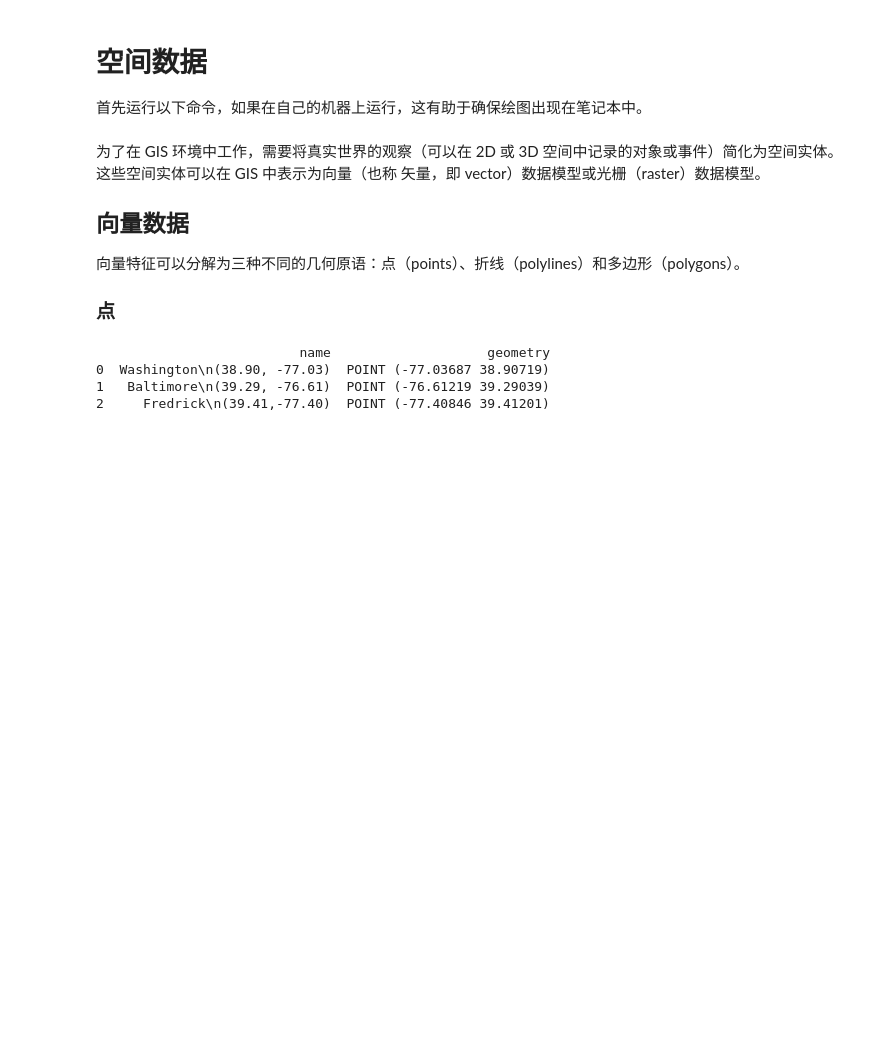
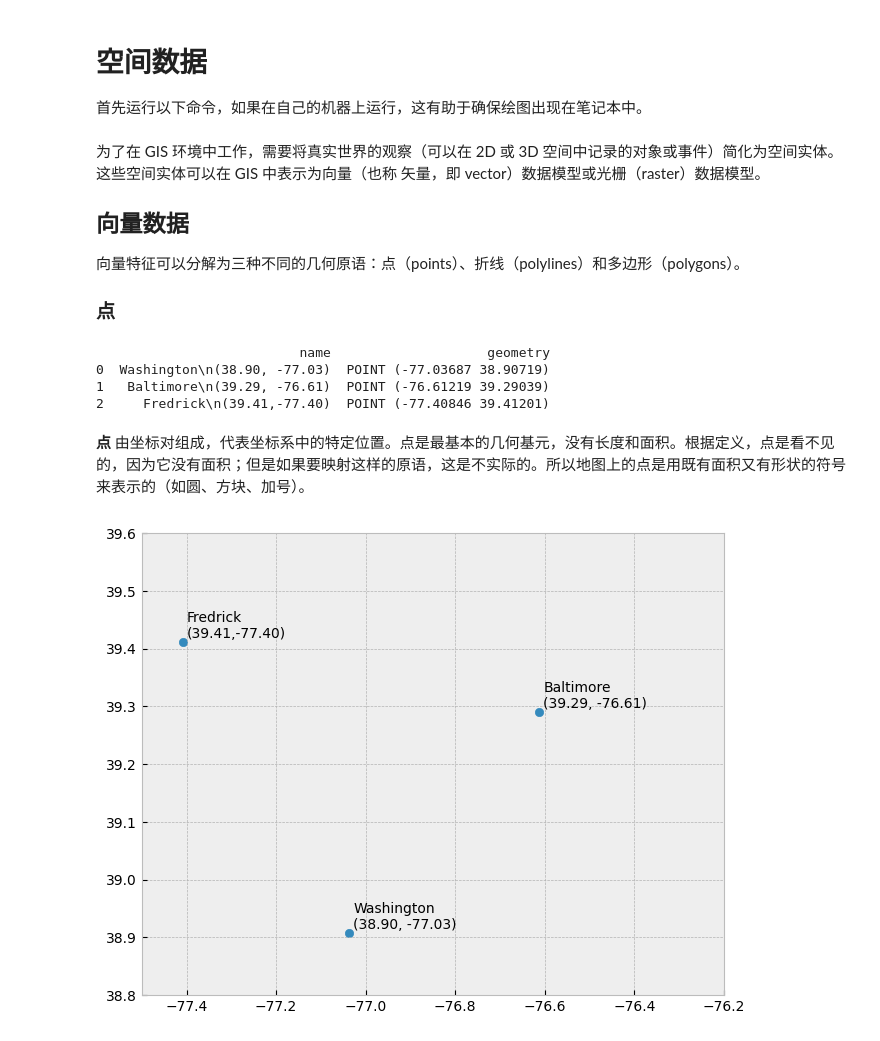
Before and after one commit to xinetzone/vision, a Jupyter notebook: doc/pygis/start/spatial-data.ipynb, the cells around one changed output. Cells and saved outputs as stored; diff of their text form; code cells hidden in the pictures; blank space fills up the shorter version.

```diff
--- a/doc/pygis/start/spatial-data.ipynb
+++ b/doc/pygis/start/spatial-data.ipynb
@@ -27,3 +27,18 @@ print(gdf)
 0  Washington\n(38.90, -77.03)  POINT (-77.03687 38.90719)
 1   Baltimore\n(39.29, -76.61)  POINT (-76.61219 39.29039)
 2     Fredrick\n(39.41,-77.40)  POINT (-77.40846 39.41201)
+# %% [markdown]
+**点** 由坐标对组成，代表坐标系中的特定位置。点是最基本的几何基元，没有长度和面积。根据定义，点是看不见的，因为它没有面积；但是如果要映射这样的原语，这是不实际的。所以地图上的点是用既有面积又有形状的符号来表示的（如圆、方块、加号）。
+# %%
+plt.style.use('bmh') # 更适合绘制几何图形。
+
+fig, ax = plt.subplots(figsize=(12, 6))
+gdf.plot(ax=ax)
+plt.ylim([38.8, 39.6])
+plt.xlim([-77.5, -76.2])
+
+for x, y, label in zip(gdf.geometry.x, gdf.geometry.y, gdf.name):
+    ax.annotate(label, xy=(x, y), xytext=(3, 3), textcoords="offset points")
+plt.show()
+# %% [output]
+[figure, added]
```
Also changed, not shown: parts of 10 cells of this notebook, 13 other files.
